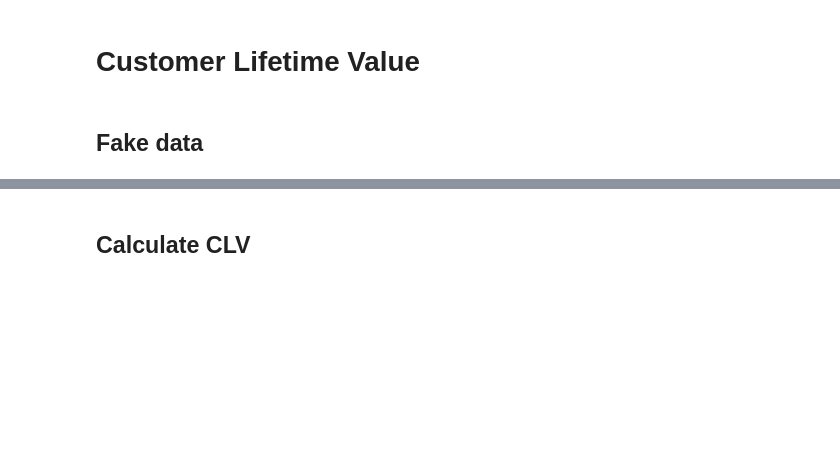
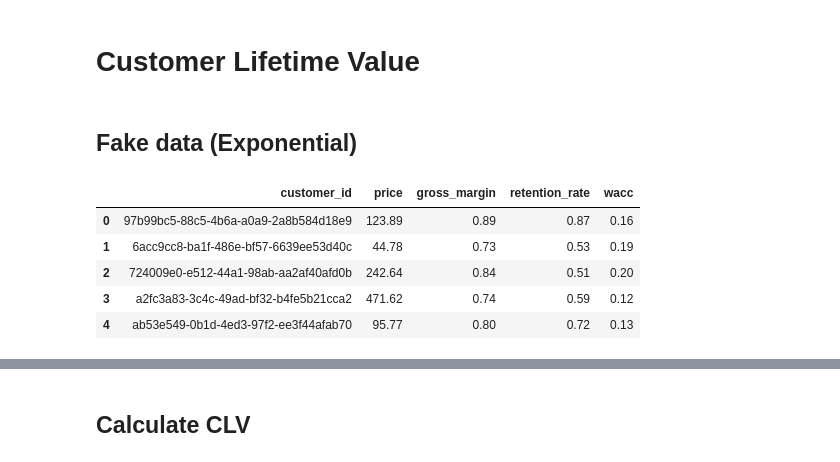
Before and after one commit to patricesweeney/growth, a Jupyter notebook: 01_Valuation/01_CLV.ipynb, the cells around one changed output, grey strips where cells are left out. Drawn from its saved outputs; the diff is of its cells as text; code cells hidden in the pictures; blank space fills up the shorter version.

```diff
--- a/01_Valuation/01_CLV.ipynb
+++ b/01_Valuation/01_CLV.ipynb
@@ -1,4 +1,46 @@
 # %% [markdown]
 # Customer Lifetime Value
 # %% [markdown]
-## Fake data
+## Fake data (Exponential)
+# %%
+import pandas as pd
+import numpy as np
+from faker import Faker
+
+def create_customer_data(num_customers=4500, price_mean=100):
+    fake = Faker()
+    np.random.seed(42)
+
+    customer_data = []
+
+    for _ in range(num_customers):
+        customer_id = fake.uuid4()
+
+        # Generate price using Exponential distribution
+        price = round(np.random.exponential(price_mean), 2)
+
+        gross_margin = round(np.random.uniform(0.7, 0.9), 2)
+        retention_rate = round(np.random.uniform(0.5, 1), 2)
+        wacc = round(np.random.uniform(0.1, 0.2), 2)
+
+        customer_data.append([
+            customer_id,
+            price,
+            gross_margin,
+            retention_rate,
+            wacc
+        ])
+
+    columns = ['customer_id', 'price', 'gross_margin', 'retention_rate', 'wacc']
+    return pd.DataFrame(customer_data, columns=columns)
+
+# Generate the data
+data = create_customer_data(price_mean=264)
+data.head()
+# %% [output]
+|  | customer_id | price | gross_margin | retention_rate | wacc |
+| 0 | 97b99bc5-88c5-4b6a-a0a9-2a8b584d18e9 | 123.89 | 0.89 | 0.87 | 0.16 |
+| 1 | 6acc9cc8-ba1f-486e-bf57-6639ee53d40c | 44.78 | 0.73 | 0.53 | 0.19 |
+| 2 | 724009e0-e512-44a1-98ab-aa2af40afd0b | 242.64 | 0.84 | 0.51 | 0.20 |
+| 3 | a2fc3a83-3c4c-49ad-bf32-b4fe5b21cca2 | 471.62 | 0.74 | 0.59 | 0.12 |
+| 4 | ab53e549-0b1d-4ed3-97f2-ee3f44afab70 | 95.77 | 0.80 | 0.72 | 0.13 |
```
Also changed, not shown: parts of 5 cells of this notebook, 13 other files.
